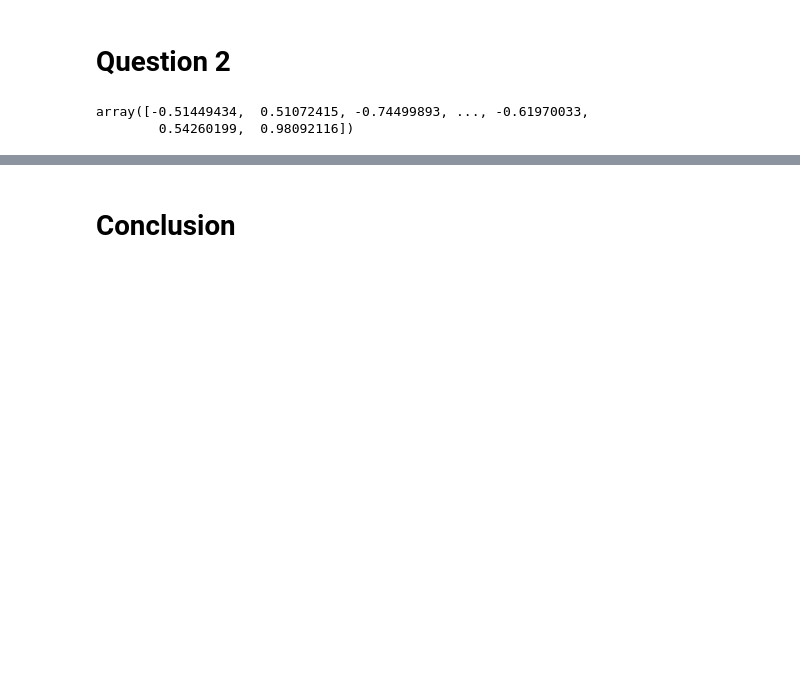
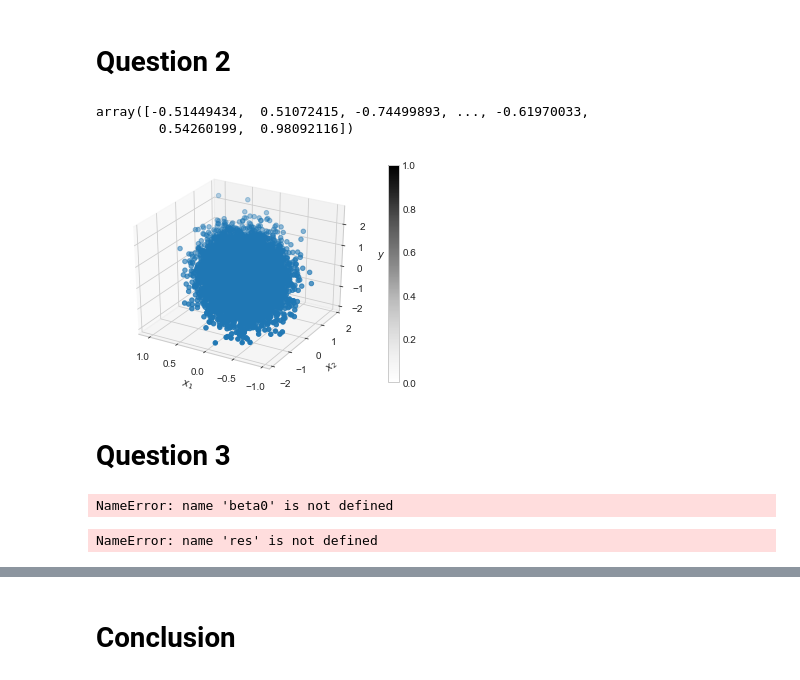
Before and after one commit to NumEconCopenhagen/projects-2020-group1, a Jupyter notebook: examproject/linearregression.ipynb, the cells around one changed output, grey strips where cells are left out. Drawn from its saved outputs; the diff is of its cells as text; code cells hidden in the pictures; blank space fills up the shorter version.

```diff
--- a/examproject/linearregression.ipynb
+++ b/examproject/linearregression.ipynb
@@ -3,7 +3,13 @@
 # %%
 # Import of packages
 import numpy as np
+from scipy import optimize
 
+%matplotlib inline
+import matplotlib.pyplot as plt
+plt.style.use('seaborn-whitegrid')
+from matplotlib import cm
+from mpl_toolkits.mplot3d import Axes3D
 
 # autoreload modules when code is run
 %load_ext autoreload
@@ -90,3 +96,25 @@ y_predict
 # %% [output]
 array([-0.51449434,  0.51072415, -0.74499893, ..., -0.61970033,
         0.54260199,  0.98092116])
+# %%
+#Creating 3D-plot
+
+# a. main
+fig = plt.figure()
+ax = fig.add_subplot(1,1,1,projection='3d')
+cs = ax.scatter(x1_predict,x2_predict,y_predict);
+
+# b. add labels
+ax.set_xlabel('$x_1$')
+ax.set_ylabel('$x_2$')
+ax.set_zlabel('$y$')
+
+# c. invert xaxis
+ax.invert_xaxis()
+
+# d. colorbar
+fig.colorbar(cs);
+# %% [output]
+[figure, added]
+# %% [markdown]
+# Question 3
@@ -92,0 +136,13 @@ array([-0.51449434,  0.51072415, -0.74499893, ..., -0.61970033,
+# %%
+beta_test=np.array([1,1,1])
+
+res = optimize.minimize(objective_function,beta_test,method='SLSQP',args=(beta0,beta1,
+beta2))
+# %% [output]
+NameError: name 'beta0' is not defined
+# %%
+print(res.x[0])
+print(res.x[1])
+print(res.x[2])
+# %% [output]
+NameError: name 'res' is not defined
```
Also changed, not shown: parts of 9 cells of this notebook.
